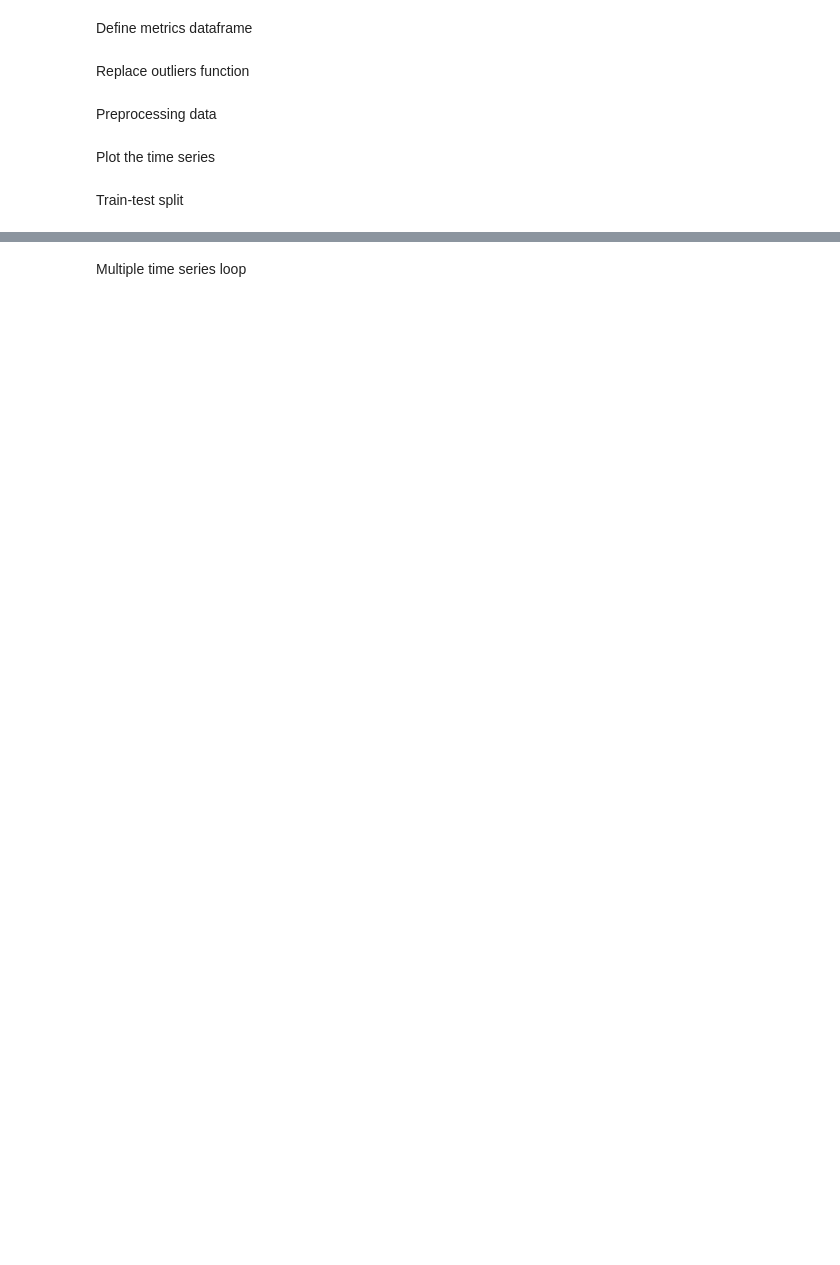
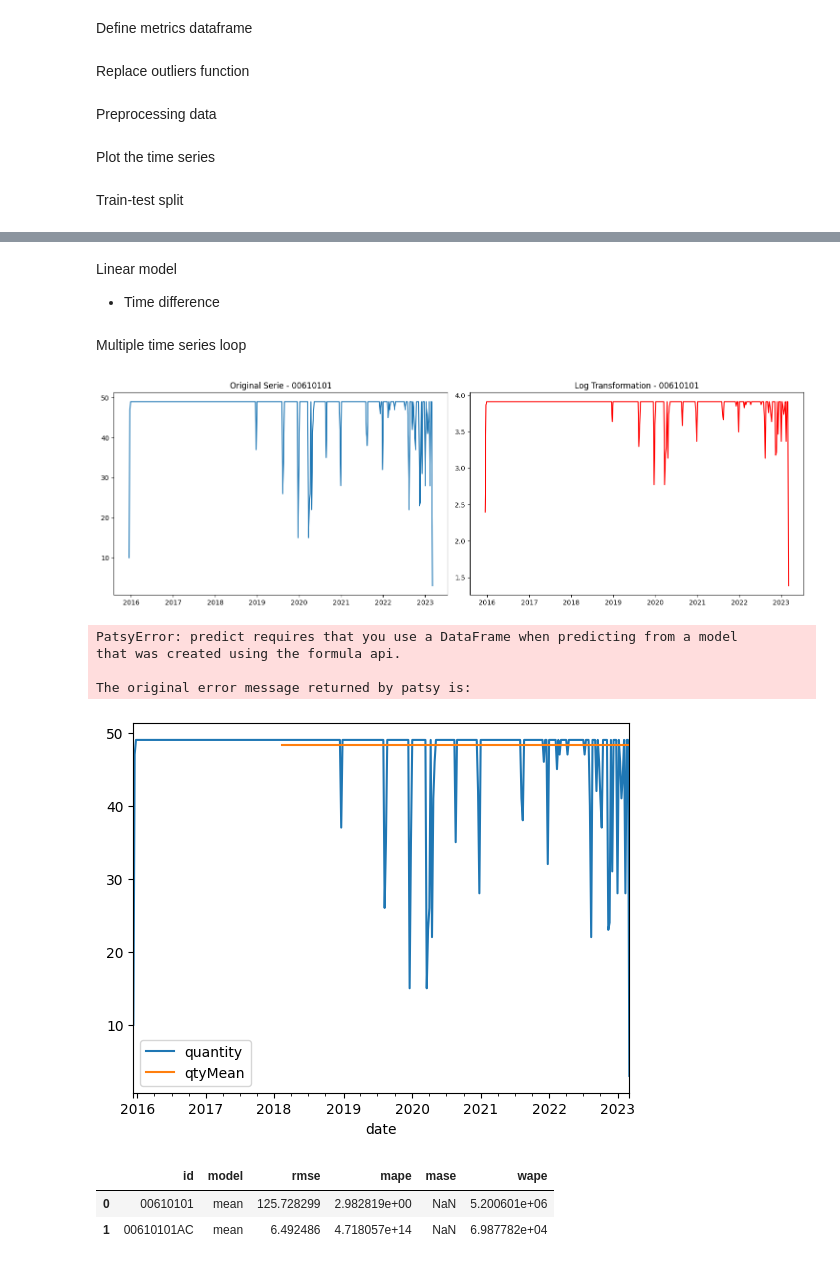
Before and after one commit to AndresCamargo-dev/ts_tfm, a Jupyter notebook: code/models.ipynb, the cells around one changed output, grey strips where cells are left out. Saved outputs shown, nothing was run; the diff lists cells and outputs as text; code cells hidden in the pictures; blank space fills up the shorter version.

Commit message:
add mean and linear model in python

```diff
--- a/code/models.ipynb
+++ b/code/models.ipynb
@@ -61,9 +64,9 @@ def preprocessing(df):
     id_list = sales['id'].unique()
     df['date'] = pd.to_datetime(df.date)
     df = df.sort_values('date')
-    df['log'] = np.log(df.quantity)
+    df =  replace_outliers(df)
+    df['log'] = np.log1p(df.quantity)
     df = df[['id','date', 'quantity', 'log']]
-    df =  replace_outliers(df)
     return df, id_list
 # %% [markdown]
 Plot the time series
@@ -82,10 +85,9 @@ def initial_plots(df, item):
 # %% [markdown]
 Train-test split
 # %%
-def split(df, ndays):
+def split(df):
   weeks_train = round((max(df['date']) - min(df['date'])).days / 7 * 0.7)
   split_date = max(df['date']) - timedelta(weeks=weeks_train)
-  #split_date = max(df.fecha) - timedelta(days=ndays)
-  train = df[df['fecha']< split_date]
-  test = df[df['fecha'] >= split_date]
+  train = df[df['date']< split_date]
+  test = df[df['date'] >= split_date]
   return split_date, train, test
@@ -91,0 +115,27 @@ def split(df, ndays):
+# %% [markdown]
+Linear model
+* Time difference
+# %%
+def apply_linear_model(df, train, test, item):
+    train['timeIndex'] = train.date - train.date.min()
+    train["timeIndex"] =  train["timeIndex"]/np.timedelta64(1, 'W')
+    train["timeIndex"] = train["timeIndex"].round(0).astype(int)
+    model = smf.ols('log ~ timeIndex', data = train).fit()
+    model_linear_pred = model.predict(test)
+    test['qtyLinear'] = np.expm1(model_linear_pred)
+    df = df.merge(test[['qtyLinear']], how= 'left', left_index=True, right_index=True)
+    plot = df.plot(kind="line", x="timeIndex", y = "priceModLog")
+    plt.plot(df.timeIndex,model_linear_pred, '-')
+    os.makedirs(f'../scale_outputs/{item}/images/', exist_ok=True)
+    fig = plot.get_figure()
+    fig.savefig(f'../scale_outputs/{item}/images/linear_model.png')
+    row = {'id': item,
+         'model': 'mean',
+         'rmse': rmse(test['quantity'],test.qtyMean),
+         'mape': mape(test['quantity'],test.qtyMean),
+         'wape': wape(test['quantity'],test.qtyMean)
+         }
+    global metrics
+    metrics = pd.concat([metrics, pd.DataFrame(row, index=[0])], ignore_index=True)
+
+    return df, test
@@ -96,9 +161,26 @@ Multiple time series loop
 # %%
 for item in id_list:
     one_product = sales[sales['id']==item]
     one_product = one_product.drop_duplicates()
     ts_plot = initial_plots(one_product, item)
-    split_date, train, test = split(df)
+    split_date, train, test = split(one_product)
+    one_product, test = apply_mean_model(one_product, train, test, item)
+    one_product, test = apply_linear_model(one_product, train, test, item)
+
+    print(one_product)
+# %% [output]
+[figure, added]
+PatsyError: predict requires that you use a DataFrame when predicting from a model
+that was created using the formula api.
+
+The original error message returned by patsy is:
+[figure, added]
 # %%
 id_ex = '17410306'
 m = sales[sales['id']== id_ex]
+# %%
+metrics
+# %% [output]
+|  | id | model | rmse | mape | mase | wape |
+| 0 | 00610101 | mean | 125.728299 | 2.982819e+00 | NaN | 5.200601e+06 |
+| 1 | 00610101AC | mean | 6.492486 | 4.718057e+14 | NaN | 6.987782e+04 |
```
Also changed, not shown: parts of 5 cells of this notebook.
